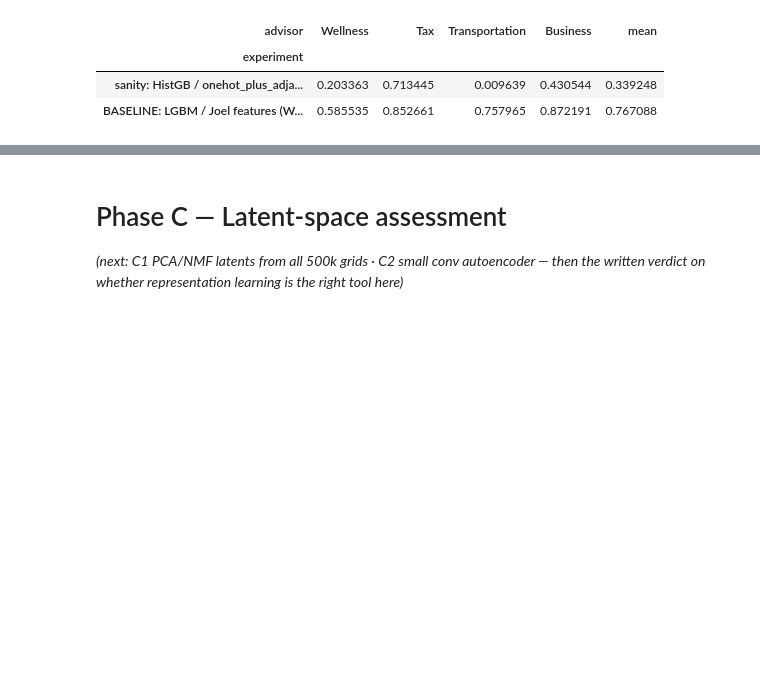
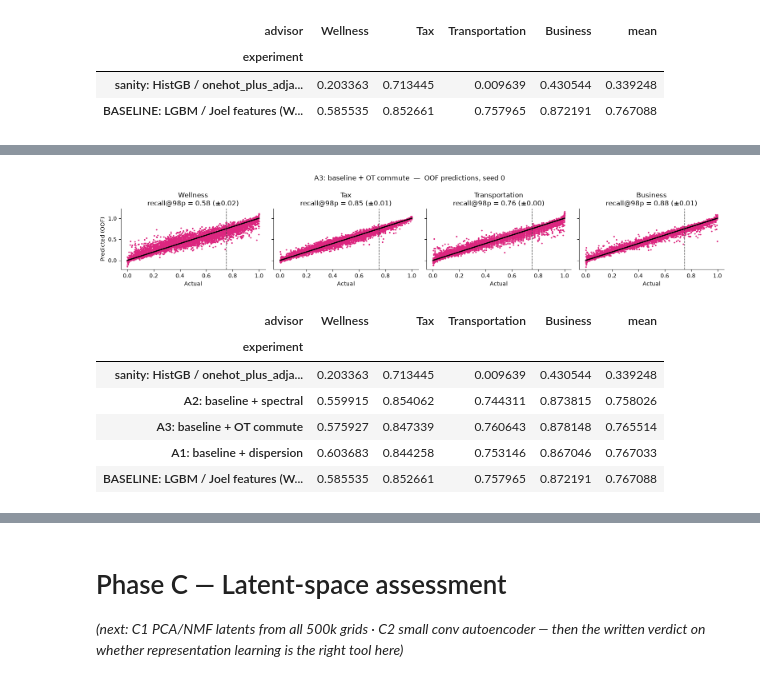
Before and after one commit to Joel-Pederson/2.156-ps2, a Jupyter notebook: improve_regressor_beyond_joel.ipynb, the cells around one changed output, grey strips where cells are left out. Drawn from its saved outputs; the diff is of its cells as text; code cells hidden in the pictures; blank space fills up the shorter version.

```diff
--- a/improve_regressor_beyond_joel.ipynb
+++ b/improve_regressor_beyond_joel.ipynb
@@ -307,0 +428,45 @@ B4 pseudo-labeling with the 495k unlabeled grids)*
+# %%
+# A3
+def _sinkhorn_cost(src_idx, dst_idx, D, reg=1.0, iters=60):
+    """Entropic OT cost between uniform distributions on two cell sets (Manhattan cost D)."""
+    C = D[np.ix_(src_idx, dst_idx)]
+    K = np.exp(-C / reg)
+    a = np.full(len(src_idx), 1.0 / len(src_idx))
+    b = np.full(len(dst_idx), 1.0 / len(dst_idx))
+    u = np.ones_like(a)
+    for _ in range(iters):
+        v = b / (K.T @ u)
+        u = a / (K @ v)
+    plan = u[:, None] * K * v[None, :]
+    return float((plan * C).sum())
+
+
+def ot_commute_features(grid_arr):
+    """(n, 7, 7) -> (n, 5) float32: OT cost home->jobs, home->industrial/commercial/park/office."""
+    n = len(grid_arr)
+    flat = grid_arr.reshape(n, 49)
+    D = _STEPS.astype(np.float64)
+    out = np.full((n, 5), ABSENT_DISTANCE, dtype=np.float32)
+    for i in range(n):
+        src = np.flatnonzero(flat[i] == 0)
+        if not src.size:
+            continue
+        dst_sets = [np.flatnonzero(np.isin(flat[i], [1, 2, 4]))] + \
+                   [np.flatnonzero(flat[i] == d) for d in (1, 2, 3, 4)]
+        for j, dst in enumerate(dst_sets):
+            if dst.size:
+                out[i, j] = _sinkhorn_cost(src, dst, D)
+    return out
+
+
+run_experiment_cv("A3: baseline + OT commute", with_group(ot_commute_features), lgbm)
+results_table_cv()
+# %% [output]
+[figure, added]
+| advisor | Wellness | Tax | Transportation | Business | mean |
+| experiment |  |  |  |  |  |
+| sanity: HistGB / onehot_plus_adja... | 0.203363 | 0.713445 | 0.009639 | 0.430544 | 0.339248 |
+| A2: baseline + spectral | 0.559915 | 0.854062 | 0.744311 | 0.873815 | 0.758026 |
+| A3: baseline + OT commute | 0.575927 | 0.847339 | 0.760643 | 0.878148 | 0.765514 |
+| A1: baseline + dispersion | 0.603683 | 0.844258 | 0.753146 | 0.867046 | 0.767033 |
+| BASELINE: LGBM / Joel features (W... | 0.585535 | 0.852661 | 0.757965 | 0.872191 | 0.767088 |
```
Also changed, not shown: parts of 19 cells of this notebook, 1 other file.
